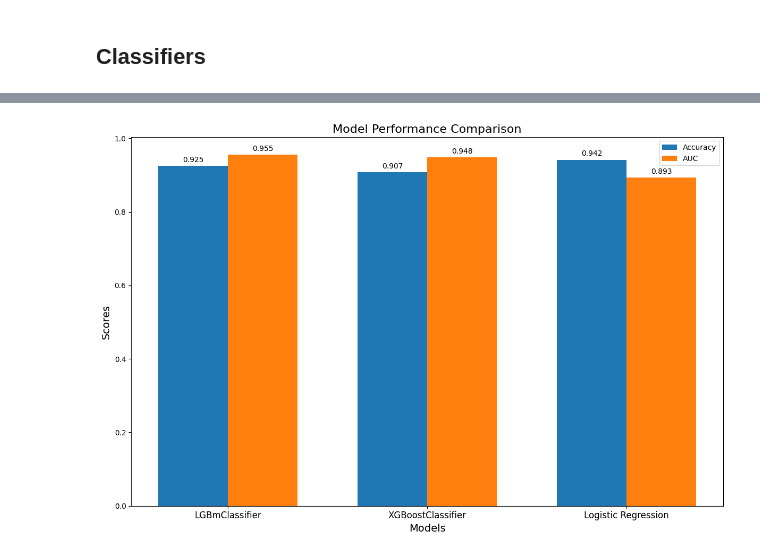
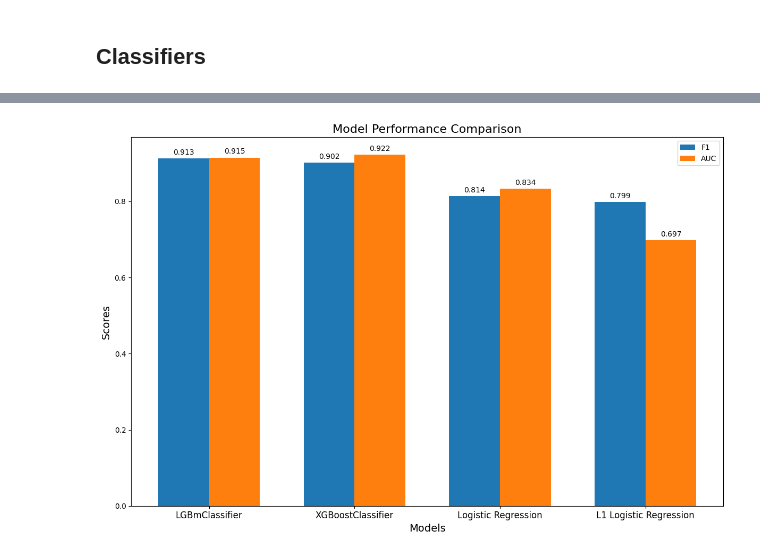
Before and after one commit to Ne-minus/Intro2DS-ZindiProject, a Jupyter notebook: Intro2DS_FinalProject_team3.ipynb, the cells around one changed output, grey strips where cells are left out. Drawn from its saved outputs; the diff is of its cells as text; code cells hidden in the pictures.

Commit message:
update classifiers

```diff
--- a/Intro2DS_FinalProject_team3.ipynb
+++ b/Intro2DS_FinalProject_team3.ipynb
@@ -51,9 +213,4 @@ In order to improve a model's ability to generalize to new data, reduce the risk
 # %%
-X = df.drop(['Target', 'CompPart'], axis=1)
-y = df['Target']
-
-X_train, X_test, y_train, y_test = train_test_split(X, y, test_size=0.2, random_state=42)
-
 cat_cols = list(set(X_train.columns[X_train.dtypes == 'object']) - set(['User_ID']) - set (['Country']))
 
 X_train_encoded = pd.get_dummies(X_train, columns=cat_cols, drop_first=True)
@@ -170,0 +425,2 @@ logreg_acc, logreg_auc = train_with_folds(X_train_encoded, X_test_encoded, y_tra
+# %%
+lasso_acc, lasso_auc = train_with_folds(X_train_encoded, X_test_encoded, y_train, y_test, model_name='lasso_log_reg')
@@ -191,18 +453,21 @@ Test Set AUC: 0.9552
 # %%
-models = ['LGBmClassifier', 'XGBoostClassifier', 'Logistic Regression']
+models = ['LGBmClassifier', 'XGBoostClassifier', 'Logistic Regression', 'L1 Logistic Regression']
 
 plot_foundation = {}
 for i in models:
-  plot_foundation[i] = {'acc': 0, 'auc': 0}
+  plot_foundation[i] = {'f1': 0, 'auc': 0}
 # %%
-plot_foundation['LGBmClassifier']['acc'] = lgb_acc
+plot_foundation['LGBmClassifier']['f1'] = lgb_acc
 plot_foundation['LGBmClassifier']['auc'] = lgb_auc
 
-plot_foundation['XGBoostClassifier']['acc'] = xgb_acc
+plot_foundation['XGBoostClassifier']['f1'] = xgb_acc
 plot_foundation['XGBoostClassifier']['auc'] = xgb_auc
 
-plot_foundation['Logistic Regression']['acc'] = logreg_acc
+plot_foundation['Logistic Regression']['f1'] = logreg_acc
 plot_foundation['Logistic Regression']['auc'] = logreg_auc
+
+plot_foundation['L1 Logistic Regression']['f1'] = lasso_acc
+plot_foundation['L1 Logistic Regression']['auc'] = lasso_auc
 # %%
 plot_foundation
 # %% [output]
@@ -212,35 +479,35 @@ plot_foundation
 # %%
 models = list(plot_foundation.keys())
-accuracy = [plot_foundation[model]['acc'] for model in models]
+f1 = [plot_foundation[model]['f1'] for model in models]
 auc = [plot_foundation[model]['auc'] for model in models]
 
 # Set up bar width and x locations
 bar_width = 0.35
 x = np.arange(len(models))
 
 # Create a bar plot
 fig, ax = plt.subplots(figsize=(12, 8))
-bars1 = ax.bar(x - bar_width/2, accuracy, bar_width, label='Accuracy')
+bars1 = ax.bar(x - bar_width/2, f1, bar_width, label='F1')
 bars2 = ax.bar(x + bar_width/2, auc, bar_width, label='AUC')
 
 ax.set_xlabel('Models', fontsize=14)
 ax.set_ylabel('Scores', fontsize=14)
 ax.set_title('Model Performance Comparison', fontsize=16)
 ax.set_xticks(x)
 ax.set_xticklabels(models, fontsize=12)
 ax.legend()
 
 # Adding value labels on bars
 for bar in bars1 + bars2:
     height = bar.get_height()
     ax.annotate(f'{height:.3f}',
                 xy=(bar.get_x() + bar.get_width() / 2, height),
                 xytext=(0, 3),  # 3 points vertical offset
                 textcoords="offset points",
                 ha='center', va='bottom')
 
 # Show the plot
 plt.tight_layout()
 plt.show()
 # %% [output]
-[figure, old version]
+[figure, new version]
```
Also changed, not shown: parts of 24 cells of this notebook.
